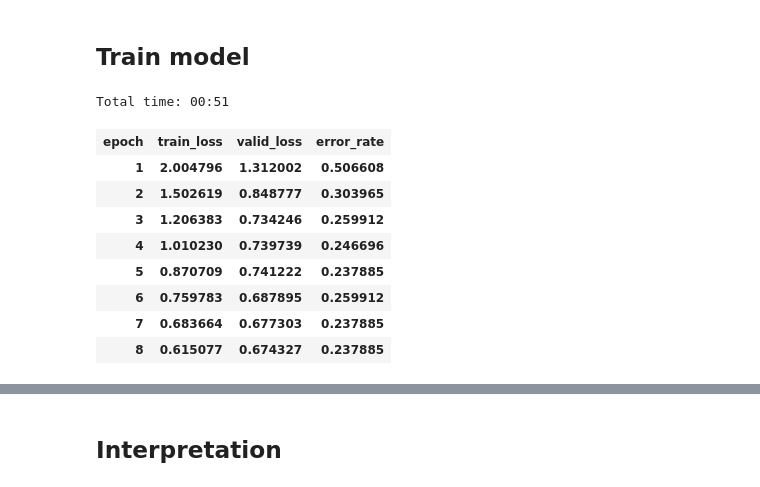
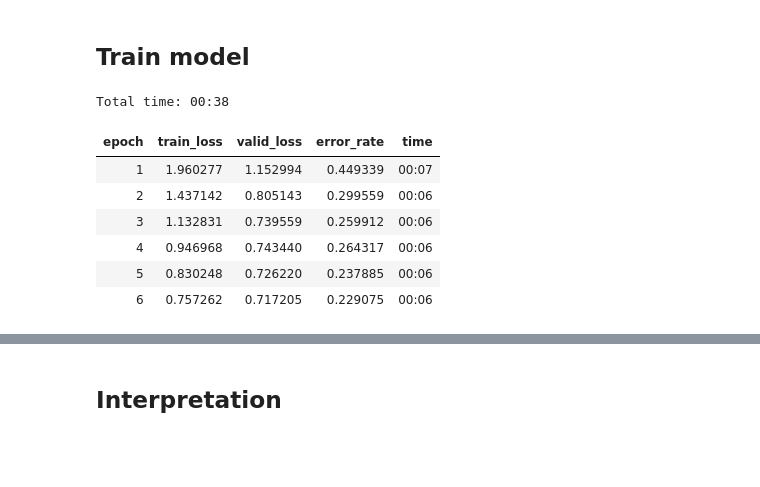
Before and after one commit to xujiboy/learn-fastai, a Jupyter notebook: nbs/dl1/jx-lesson2-download-painting_exercise.ipynb, the cells around one changed output, grey strips where cells are left out. Cells and saved outputs as stored; diff of their text form; code cells hidden in the pictures; blank space fills up the shorter version.

```diff
--- a/nbs/dl1/jx-lesson2-download-painting_exercise.ipynb
+++ b/nbs/dl1/jx-lesson2-download-painting_exercise.ipynb
@@ -185,15 +194,13 @@ data.classes, data.c, len(data.train_ds), len(data.valid_ds)
 # %%
 learn = create_cnn(data, models.resnet34, metrics=error_rate)
 # %%
-learn.fit_one_cycle(8)
+learn.fit_one_cycle(6)
 # %% [output]
-Total time: 00:51
+Total time: 00:38
-| epoch | train_loss | valid_loss | error_rate |
-| 1 | 2.004796 | 1.312002 | 0.506608 |
-| 2 | 1.502619 | 0.848777 | 0.303965 |
-| 3 | 1.206383 | 0.734246 | 0.259912 |
-| 4 | 1.010230 | 0.739739 | 0.246696 |
-| 5 | 0.870709 | 0.741222 | 0.237885 |
-| 6 | 0.759783 | 0.687895 | 0.259912 |
-| 7 | 0.683664 | 0.677303 | 0.237885 |
-| 8 | 0.615077 | 0.674327 | 0.237885 |
+| epoch | train_loss | valid_loss | error_rate | time |
+| 1 | 1.960277 | 1.152994 | 0.449339 | 00:07 |
+| 2 | 1.437142 | 0.805143 | 0.299559 | 00:06 |
+| 3 | 1.132831 | 0.739559 | 0.259912 | 00:06 |
+| 4 | 0.946968 | 0.743440 | 0.264317 | 00:06 |
+| 5 | 0.830248 | 0.726220 | 0.237885 | 00:06 |
+| 6 | 0.757262 | 0.717205 | 0.229075 | 00:06 |
```
Also changed, not shown: parts of 12 cells of this notebook, 1 other file.
